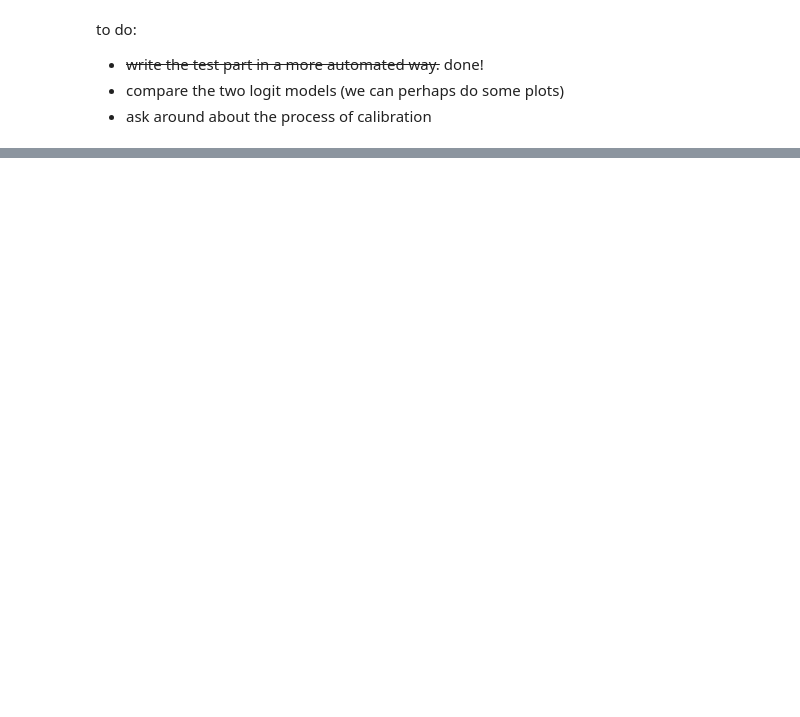
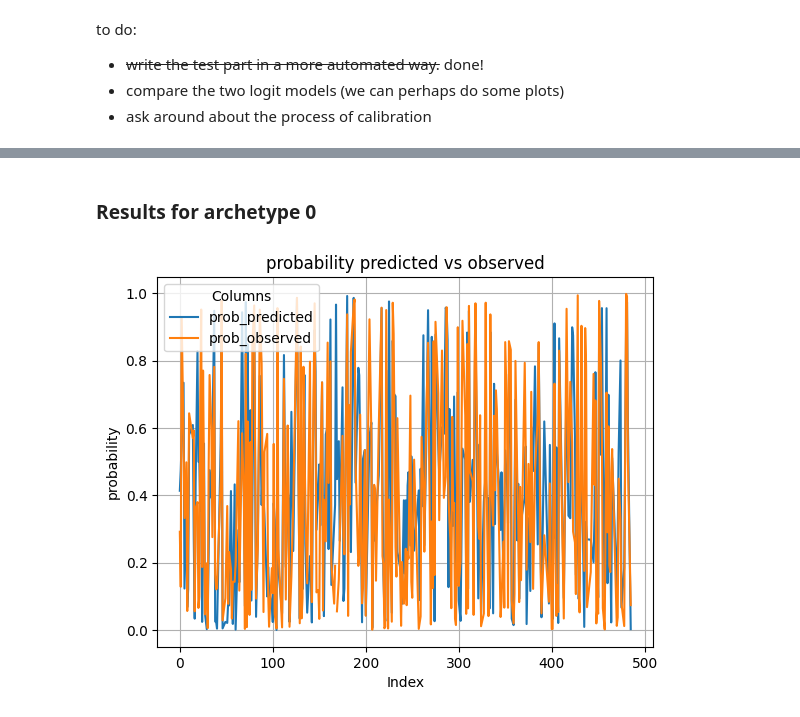
Before and after one commit to UoW-ATM/MultiModX, a Jupyter notebook: notebooks/new_trip_to_paths_1.ipynb, the cells around one changed output, grey strips where cells are left out. Cells and saved outputs as stored; diff of their text form; code cells hidden in the pictures; blank space fills up the shorter version.

```diff
--- a/notebooks/new_trip_to_paths_1.ipynb
+++ b/notebooks/new_trip_to_paths_1.ipynb
@@ -2453,12 +2448,12 @@ final_test_arch_0["location"]=test_archetype_0.index
 # %%
-final_test_arch_0=pd.DataFrame(columns=["location","prob_predicted","prob_observed"])
-final_test_arch_0["location"]=test_archetype_0.index
-for idx, row in final_test_arch_0.iterrows():
+# final_test_arch_0=pd.DataFrame(columns=["location","prob_predicted","prob_observed"])
+# final_test_arch_0["location"]=test_archetype_0.index
+# for idx, row in final_test_arch_0.iterrows():
 
-    num=trips_logit.iloc[row["location"]]["noption"]
-    final_test_arch_0.loc[idx,"prob_predicted"]=test_archetype_0.loc[row["location"],f"prob_{num}"]
-    final_test_arch_0.loc[idx,"prob_observed"]=trips_logit.iloc[row["location"]]["prob_per_od_pair_arch_0"]
-    # final_test_arch_0[final_test_arch_0["location"]=idx]["prob_observed"]=trips_logit.iloc[idx]["prob_per_od_pair_arch_0"]
+#     num=trips_logit.iloc[row["location"]]["noption"]
+#     final_test_arch_0.loc[idx,"prob_predicted"]=test_archetype_0.loc[row["location"],f"prob_{num}"]
+#     final_test_arch_0.loc[idx,"prob_observed"]=trips_logit.iloc[row["location"]]["prob_per_od_pair_arch_0"]
+#     # final_test_arch_0[final_test_arch_0["location"]=idx]["prob_observed"]=trips_logit.iloc[idx]["prob_per_od_pair_arch_0"]
 # %%
 def test_logit(test: dict, trips_logit: pd.DataFrame, n_alternatives):
     final_test={}
@@ -2506,0 +2771,4 @@ to do:
+# %% [markdown]
+### Results for archetype 0
+# %%
+arch_0=final_test["archetype_0"]
@@ -2507,3 +2777,22 @@ to do:
+# %%
+arch_0=arch_0[arch_0["prob_predicted"]!=1]
+# %%
+
+import pandas as pd
+import matplotlib.pyplot as plt
+
+
+
+# Plot two columns against the index
+arch_0[['prob_predicted', 'prob_observed']].plot()
+plt.title('probability predicted vs observed')
+plt.xlabel('Index')
+plt.ylabel('probability')
+plt.legend(title='Columns')
+plt.grid(True)
+plt.show()
+# %% [output]
+[figure, added]
 # %%
 # example of plot from chat gpt
 import pandas as pd
```
Also changed, not shown: parts of 72 cells of this notebook, 3 other files.
